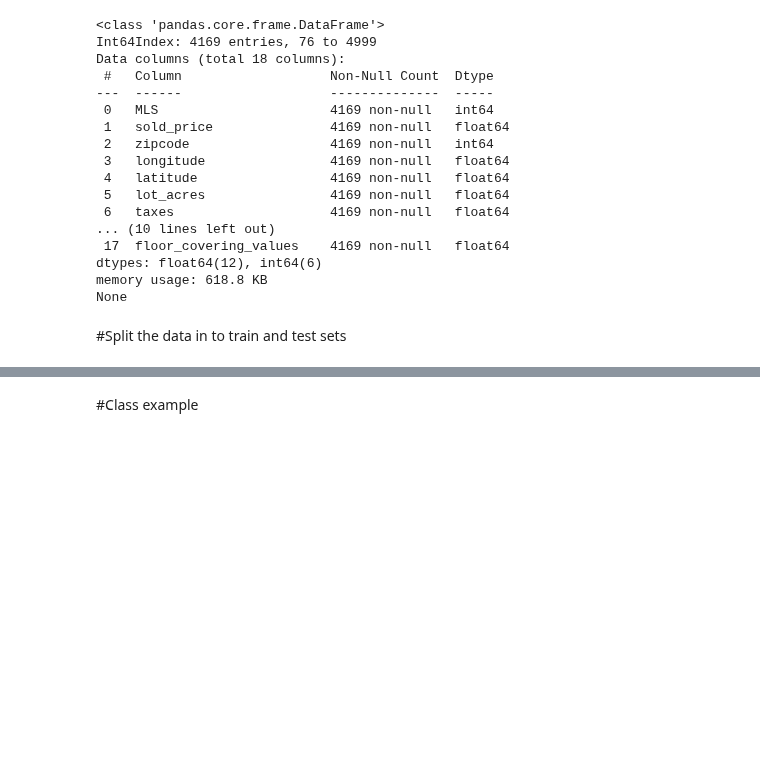
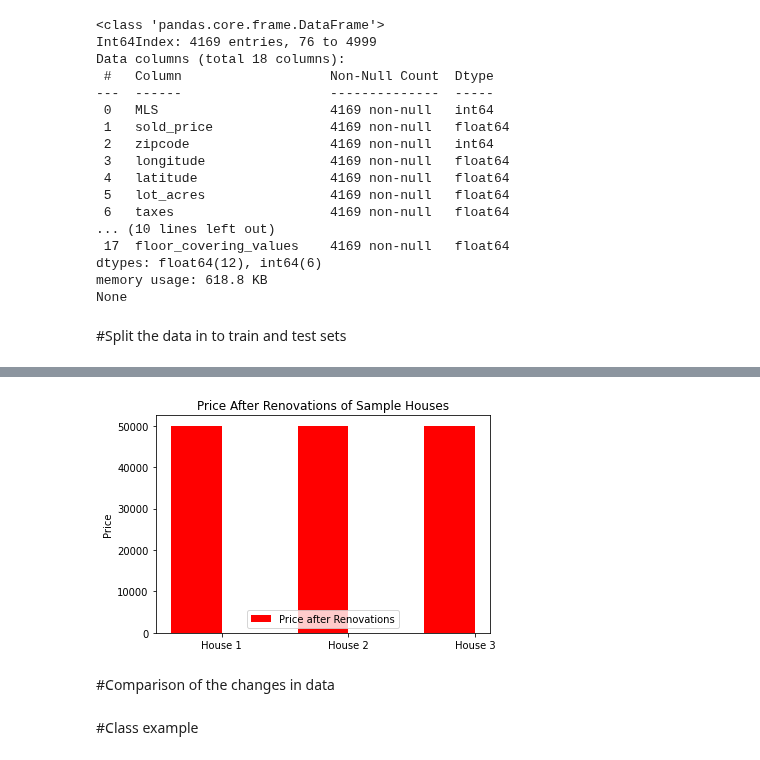
Before and after one commit to DevcoreGJ/HouseLinReg-Price-Renovations, a Jupyter notebook: HouseLinReg_Price_Renovations.ipynb, the cells around one changed output, grey strips where cells are left out. Drawn from its saved outputs; the diff is of its cells as text; code cells hidden in the pictures; blank space fills up the shorter version.

```diff
--- a/HouseLinReg_Price_Renovations.ipynb
+++ b/HouseLinReg_Price_Renovations.ipynb
@@ -829,3 +914,36 @@ The predicted price for the first property with renovations is $50,545.48
+# %%
+np.random.seed(42) # Set random seed for reproducibility
+sample_data = None
+
+# Loop until sample_data contains 3 houses with sold_price > 0
+while sample_data is None or (sample_data['sold_price'] <= 0).sum() > len(sample_data) - 3:
+    sample_indices = np.random.choice(test_data_selected.index, size=3, replace=False)
+    sample_data = test_data_selected.loc[sample_indices]
+
+# Get price after renovations for house1, house2, and house3
+house1 = sample_data.iloc[0]['price_after_renovations']
+house2 = sample_data.iloc[1]['price_after_renovations']
+house3 = sample_data.iloc[2]['price_after_renovations']
+
+price_after_renovations = [house1, house2, house3]
+
+fig, ax = plt.subplots(figsize=(6,4))
+
+# Bar plot for price after renovations (red)
+ax.bar(np.arange(len(price_after_renovations)) - 0.2, price_after_renovations, width=0.4, color='r', label='Price after Renovations')
+
+ax.set_xticks(np.arange(len(price_after_renovations)))
+ax.set_xticklabels(['House 1', 'House 2', 'House 3'])
+ax.set_ylabel('Price')
+ax.set_title('Price After Renovations of Sample Houses')
+ax.set_ylim(bottom=0) # Set lower y-limit to zero
+ax.legend()
+
+plt.show()
+# %% [output]
+[figure, added]
+# %% [markdown]
+#Comparison of the changes in data
 # %% [markdown]
 #Class example
 # %%
```
Also changed, not shown: parts of 16 cells of this notebook, 1 other file.
